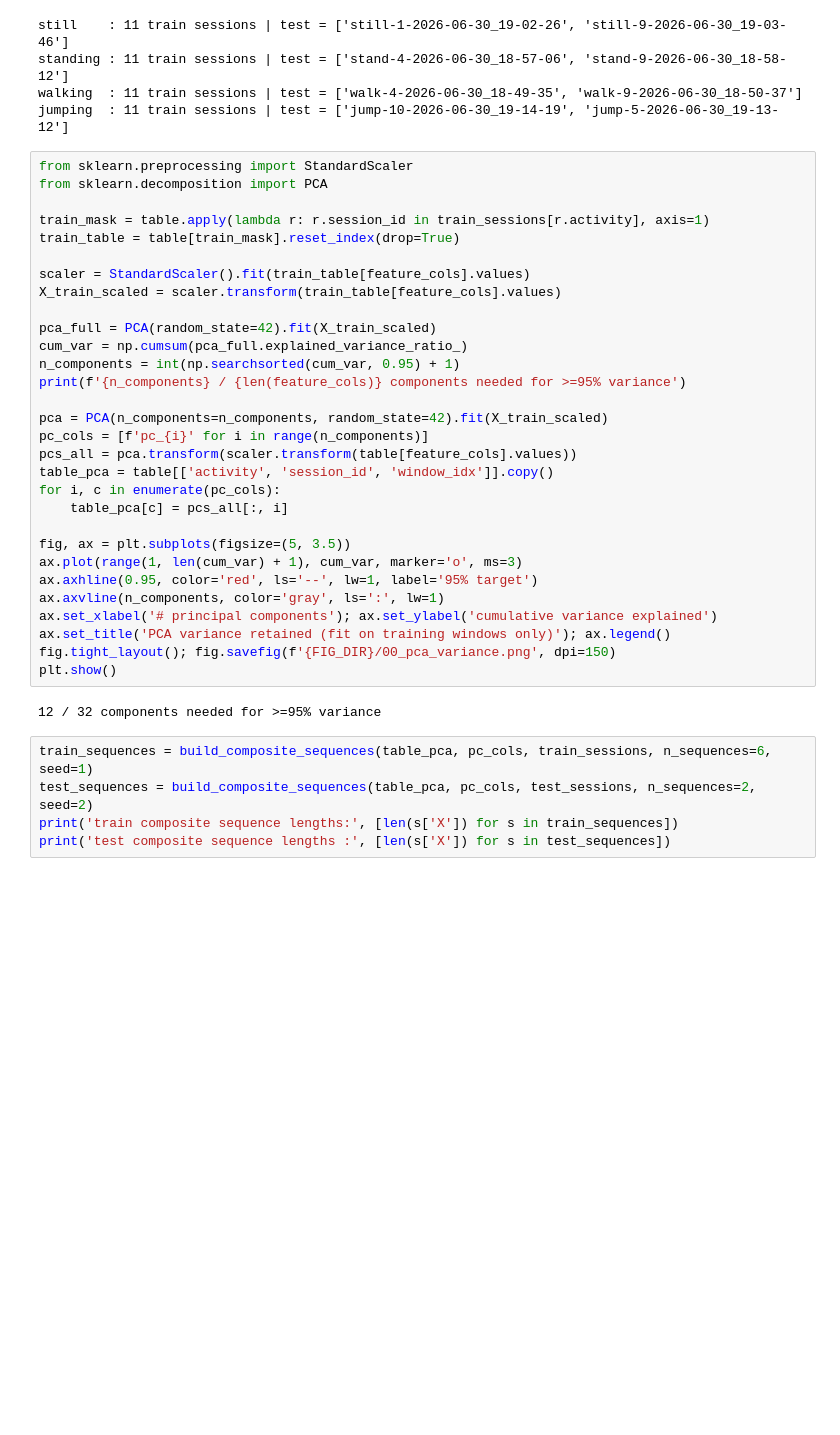
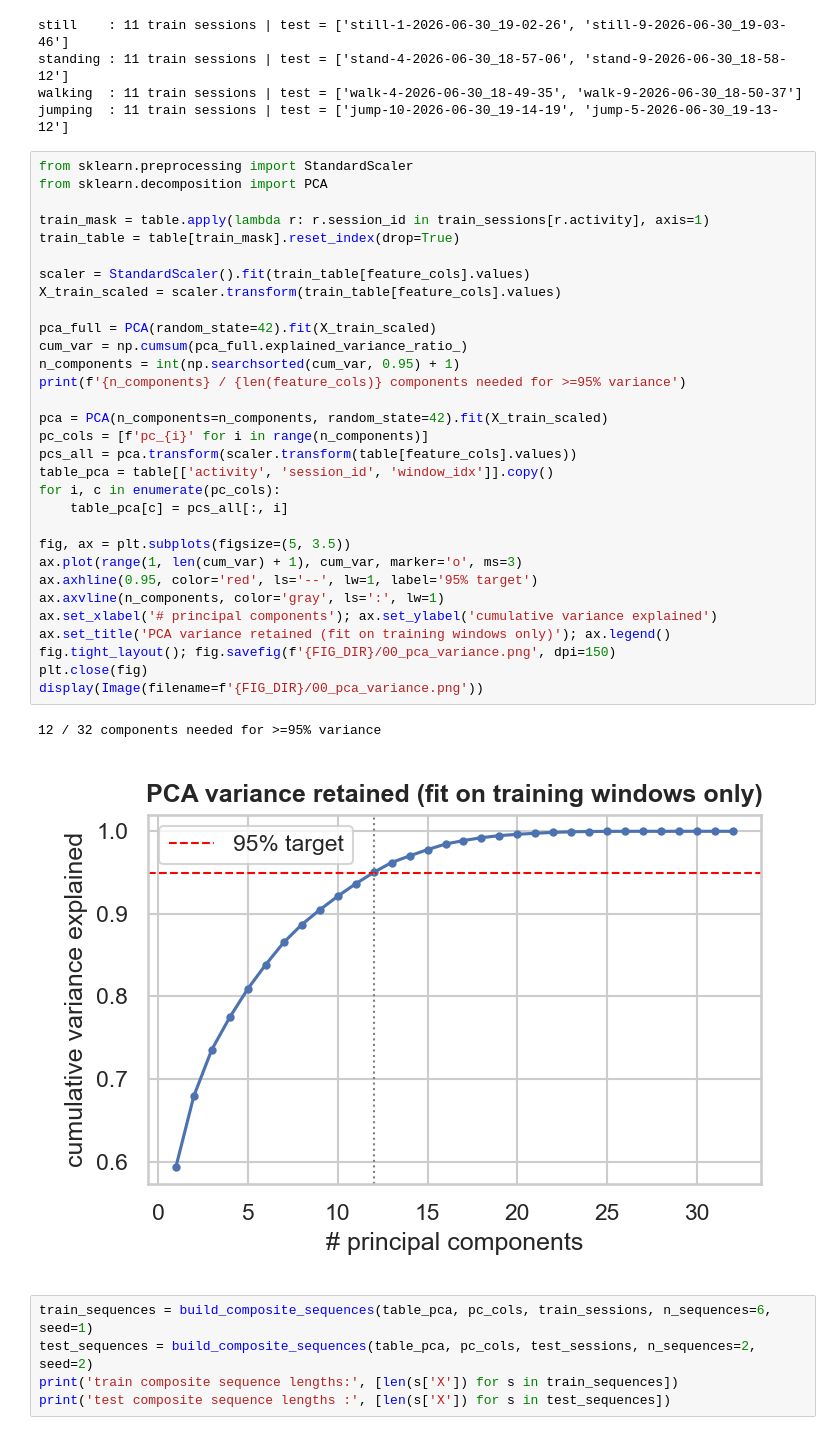
Before and after one commit to Chol1000/hmm-human-activity-recognition, a Jupyter notebook: notebooks/HMM_Activity_Recognition.ipynb, the cells around one changed output. Drawn from its saved outputs; the diff is of its cells as text; blank space fills up the shorter version.

Commit message:
Simplify notebook markdown to short paragraphs and fix plt.show() warning

```diff
--- a/notebooks/HMM_Activity_Recognition.ipynb
+++ b/notebooks/HMM_Activity_Recognition.ipynb
@@ -200,34 +139,36 @@ jumping  : 11 train sessions | test = ['jump-10-2026-06-30_19-14-19', 'jump-5-20
 from sklearn.preprocessing import StandardScaler
 from sklearn.decomposition import PCA
 
 train_mask = table.apply(lambda r: r.session_id in train_sessions[r.activity], axis=1)
 train_table = table[train_mask].reset_index(drop=True)
 
 scaler = StandardScaler().fit(train_table[feature_cols].values)
 X_train_scaled = scaler.transform(train_table[feature_cols].values)
 
 pca_full = PCA(random_state=42).fit(X_train_scaled)
 cum_var = np.cumsum(pca_full.explained_variance_ratio_)
 n_components = int(np.searchsorted(cum_var, 0.95) + 1)
 print(f'{n_components} / {len(feature_cols)} components needed for >=95% variance')
 
 pca = PCA(n_components=n_components, random_state=42).fit(X_train_scaled)
 pc_cols = [f'pc_{i}' for i in range(n_components)]
 pcs_all = pca.transform(scaler.transform(table[feature_cols].values))
 table_pca = table[['activity', 'session_id', 'window_idx']].copy()
 for i, c in enumerate(pc_cols):
     table_pca[c] = pcs_all[:, i]
 
 fig, ax = plt.subplots(figsize=(5, 3.5))
 ax.plot(range(1, len(cum_var) + 1), cum_var, marker='o', ms=3)
 ax.axhline(0.95, color='red', ls='--', lw=1, label='95% target')
 ax.axvline(n_components, color='gray', ls=':', lw=1)
 ax.set_xlabel('# principal components'); ax.set_ylabel('cumulative variance explained')
 ax.set_title('PCA variance retained (fit on training windows only)'); ax.legend()
 fig.tight_layout(); fig.savefig(f'{FIG_DIR}/00_pca_variance.png', dpi=150)
-plt.show()
+plt.close(fig)
+display(Image(filename=f'{FIG_DIR}/00_pca_variance.png'))
 # %% [output]
 12 / 32 components needed for >=95% variance
+[figure, added]
 # %%
 train_sequences = build_composite_sequences(table_pca, pc_cols, train_sessions, n_sequences=6, seed=1)
 test_sequences = build_composite_sequences(table_pca, pc_cols, test_sessions, n_sequences=2, seed=2)
```
Also changed, not shown: parts of 12 cells of this notebook.
